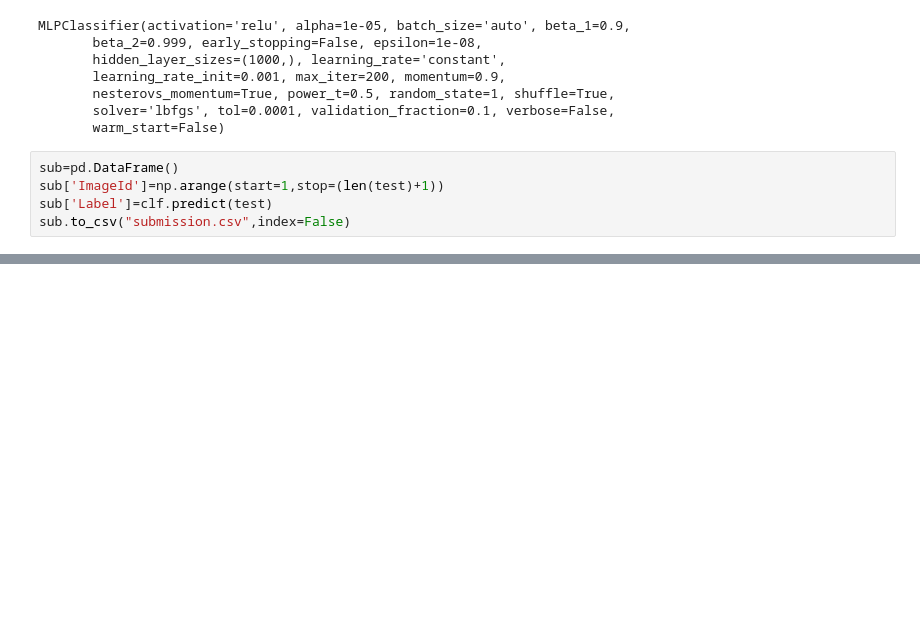
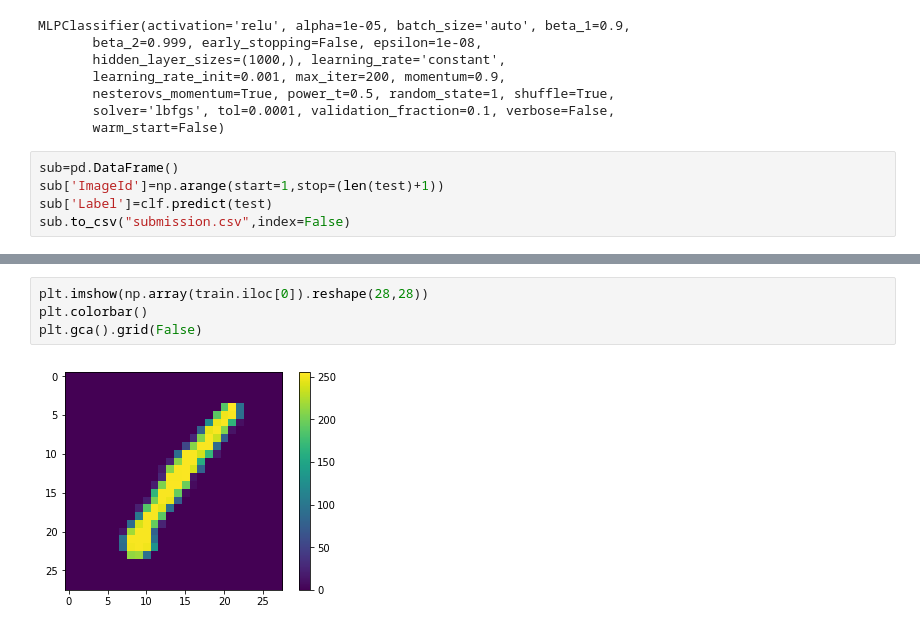
Before and after one commit to shalundia/Kaggle, a Jupyter notebook: digit-recognizer/Untitled.ipynb, the cells around one changed output, grey strips where cells are left out. Drawn from its saved outputs; the diff is of its cells as text; blank space fills up the shorter version.

```diff
--- a/digit-recognizer/Untitled.ipynb
+++ b/digit-recognizer/Untitled.ipynb
@@ -42,0 +66,6 @@ sub.to_csv("submission.csv",index=False)
+# %%
+plt.imshow(np.array(train.iloc[0]).reshape(28,28))
+plt.colorbar()
+plt.gca().grid(False)
+# %% [output]
+[figure, added]
```
Also changed, not shown: parts of 5 cells of this notebook, 3 other files.
